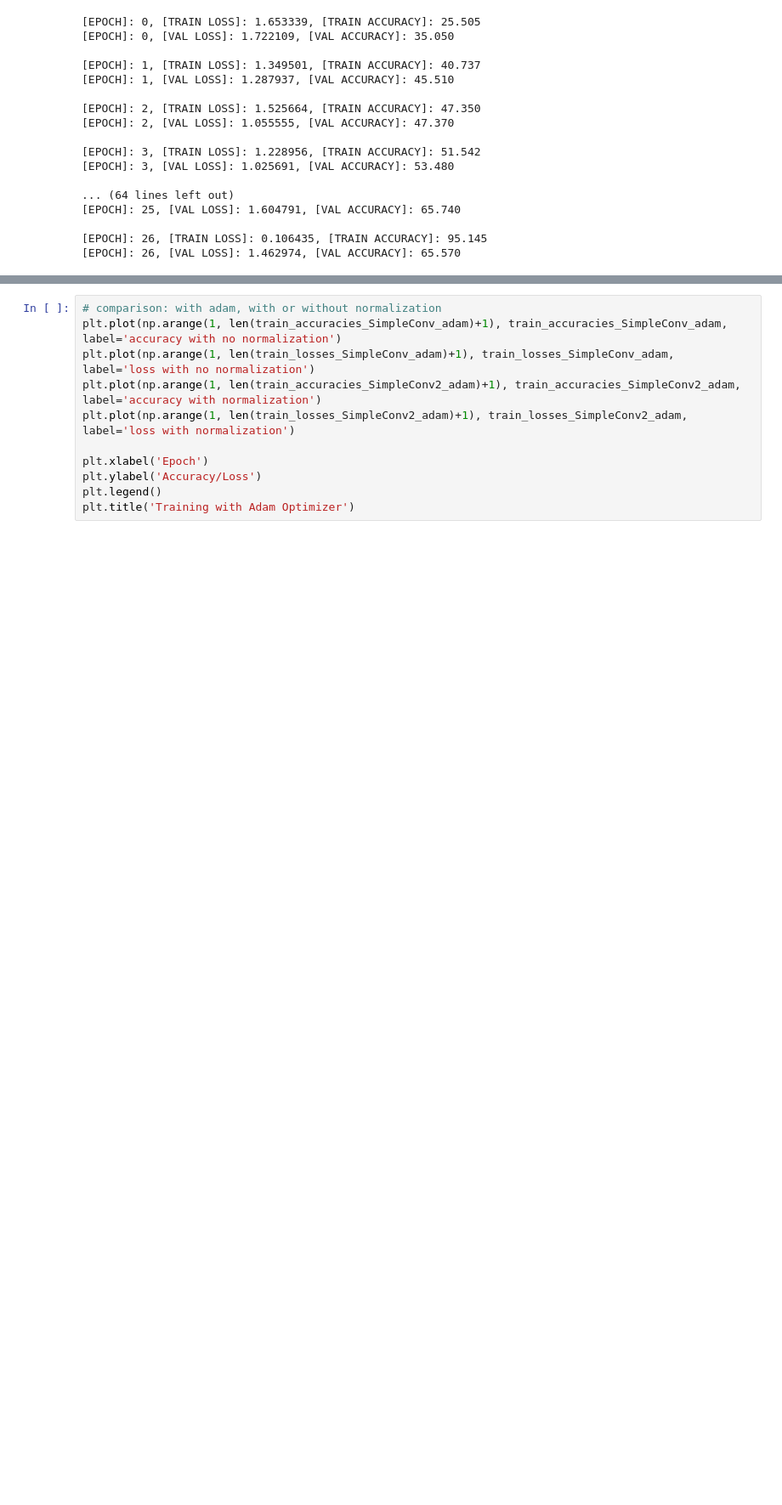
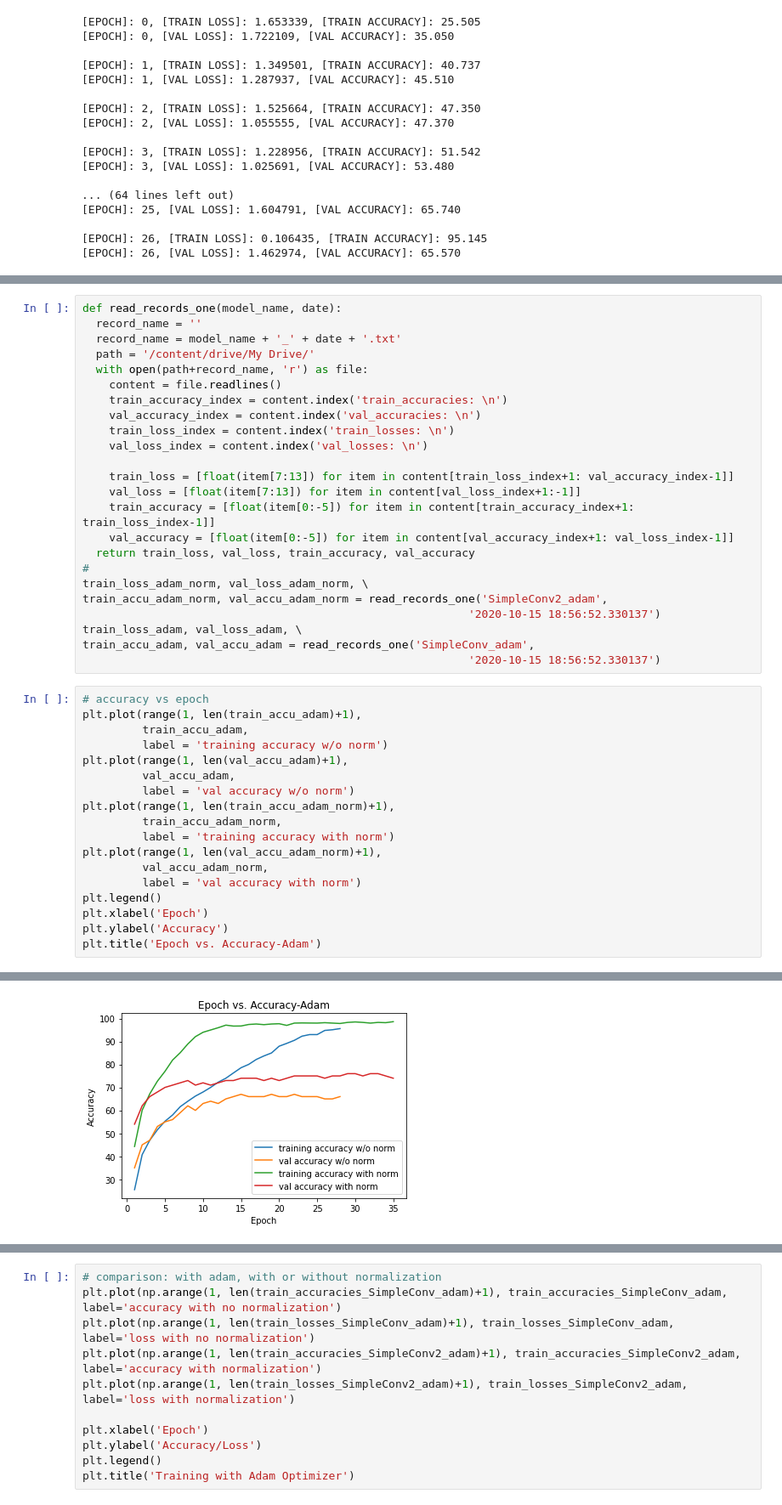
Before and after one commit to ZichangYe/NBA-Analytics, a Jupyter notebook: Q2_11.ipynb, the cells around one changed output, grey strips where cells are left out. Shown at 85% size. Cells and saved outputs as stored; diff of their text form; blank space fills up the shorter version.

```diff
--- a/Q2_11.ipynb
+++ b/Q2_11.ipynb
@@ -713,3 +715,46 @@ save_model(model_name = 'SimpleConv2_adam',
            train_accuracies = train_accuracies_SimpleConv2_adam,
            val_losses = val_losses_SimpleConv2_adam,
            val_accuracies = val_accuracies_SimpleConv2_adam)
+# %%
+def read_records_one(model_name, date):
+  record_name = ''
+  record_name = model_name + '_' + date + '.txt'
+  path = '/content/drive/My Drive/'
+  with open(path+record_name, 'r') as file:
+    content = file.readlines()
+    train_accuracy_index = content.index('train_accuracies: \n')
+    val_accuracy_index = content.index('val_accuracies: \n')
+    train_loss_index = content.index('train_losses: \n')
+    val_loss_index = content.index('val_losses: \n')
+
+    train_loss = [float(item[7:13]) for item in content[train_loss_index+1: val_accuracy_index-1]]
+    val_loss = [float(item[7:13]) for item in content[val_loss_index+1:-1]]
+    train_accuracy = [float(item[0:-5]) for item in content[train_accuracy_index+1: train_loss_index-1]]
+    val_accuracy = [float(item[0:-5]) for item in content[val_accuracy_index+1: val_loss_index-1]]
+  return train_loss, val_loss, train_accuracy, val_accuracy
+#
+train_loss_adam_norm, val_loss_adam_norm, \
+train_accu_adam_norm, val_accu_adam_norm = read_records_one('SimpleConv2_adam',
+                                                          '2020-10-15 18:56:52.330137')
+train_loss_adam, val_loss_adam, \
+train_accu_adam, val_accu_adam = read_records_one('SimpleConv_adam',
+                                                          '2020-10-15 18:56:52.330137')
+# %%
+# accuracy vs epoch
+plt.plot(range(1, len(train_accu_adam)+1),
+         train_accu_adam,
+         label = 'training accuracy w/o norm')
+plt.plot(range(1, len(val_accu_adam)+1),
+         val_accu_adam,
+         label = 'val accuracy w/o norm')
+plt.plot(range(1, len(train_accu_adam_norm)+1),
+         train_accu_adam_norm,
+         label = 'training accuracy with norm')
+plt.plot(range(1, len(val_accu_adam_norm)+1),
+         val_accu_adam_norm,
+         label = 'val accuracy with norm')
+plt.legend()
+plt.xlabel('Epoch')
+plt.ylabel('Accuracy')
+plt.title('Epoch vs. Accuracy-Adam')
+# %% [output]
@@ -715,0 +762 @@ save_model(model_name = 'SimpleConv2_adam',
+[figure, added]
```
Also changed, not shown: parts of 23 cells of this notebook.
